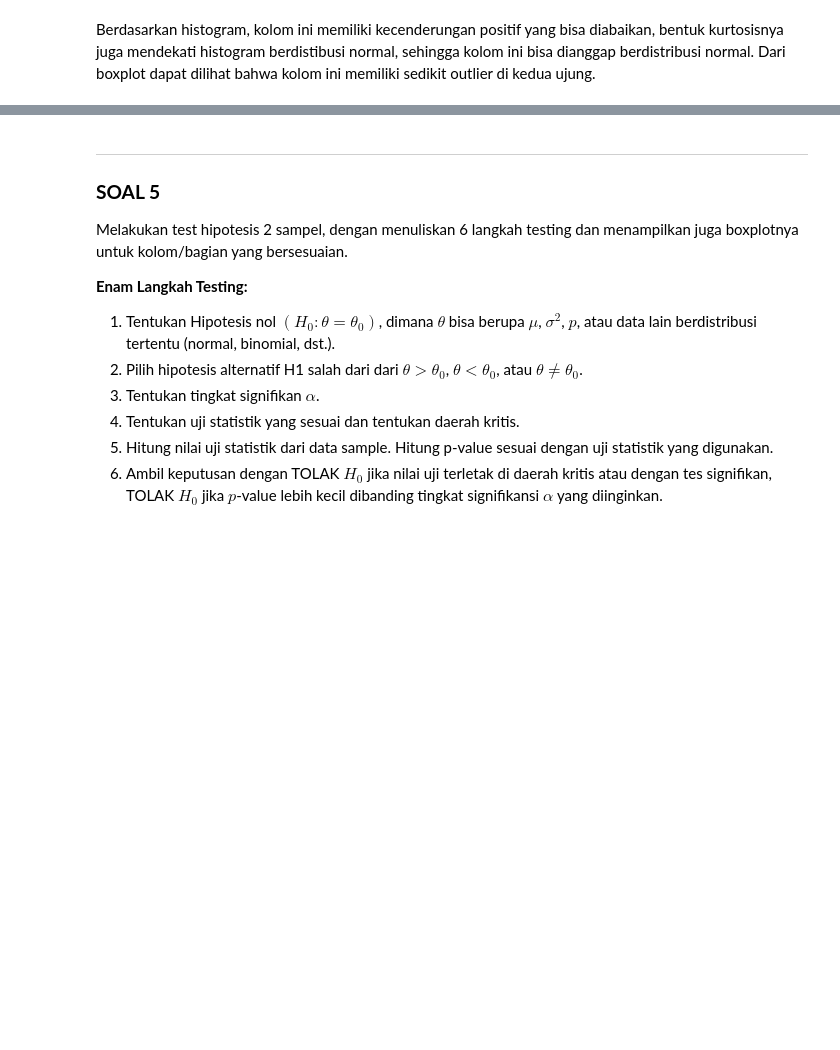
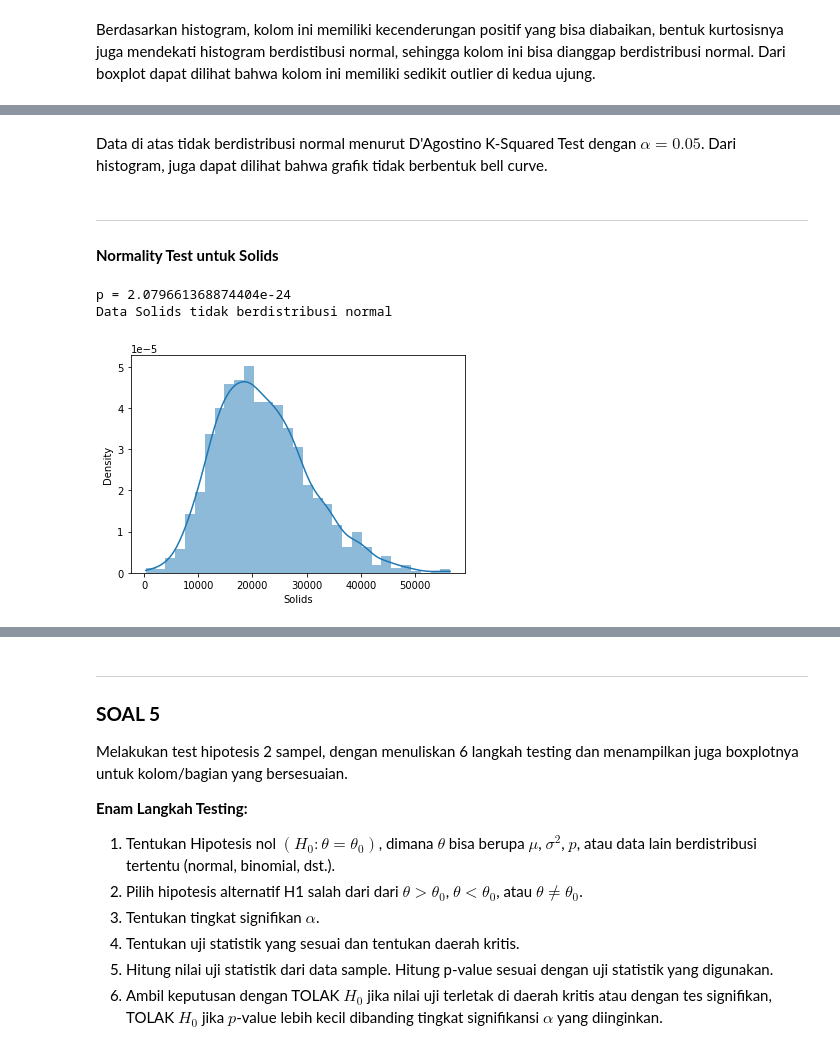
Before and after one commit to firizky29/probability-and-statistics-analysis, a Jupyter notebook: src/main.ipynb, the cells around one changed output, grey strips where cells are left out. Drawn from its saved outputs; the diff is of its cells as text; code cells hidden in the pictures; blank space fills up the shorter version.

```diff
--- a/src/main.ipynb
+++ b/src/main.ipynb
@@ -380,0 +419,11 @@ Berdasarkan histogram, kolom ini memiliki kecenderungan positif yang bisa diabai
+# %% [markdown]
+Data di atas tidak berdistribusi normal menurut D'Agostino K-Squared Test dengan $\alpha = 0.05$. Dari histogram, juga dapat dilihat bahwa grafik tidak berbentuk bell curve.
+# %% [markdown]
+***
+#### **Normality Test untuk Solids**
+# %%
+normality_test('Solids')
+# %% [output]
+p = 2.079661368874404e-24
+Data Solids tidak berdistribusi normal
+[figure, added]
```
Also changed, not shown: parts of 37 cells of this notebook.
